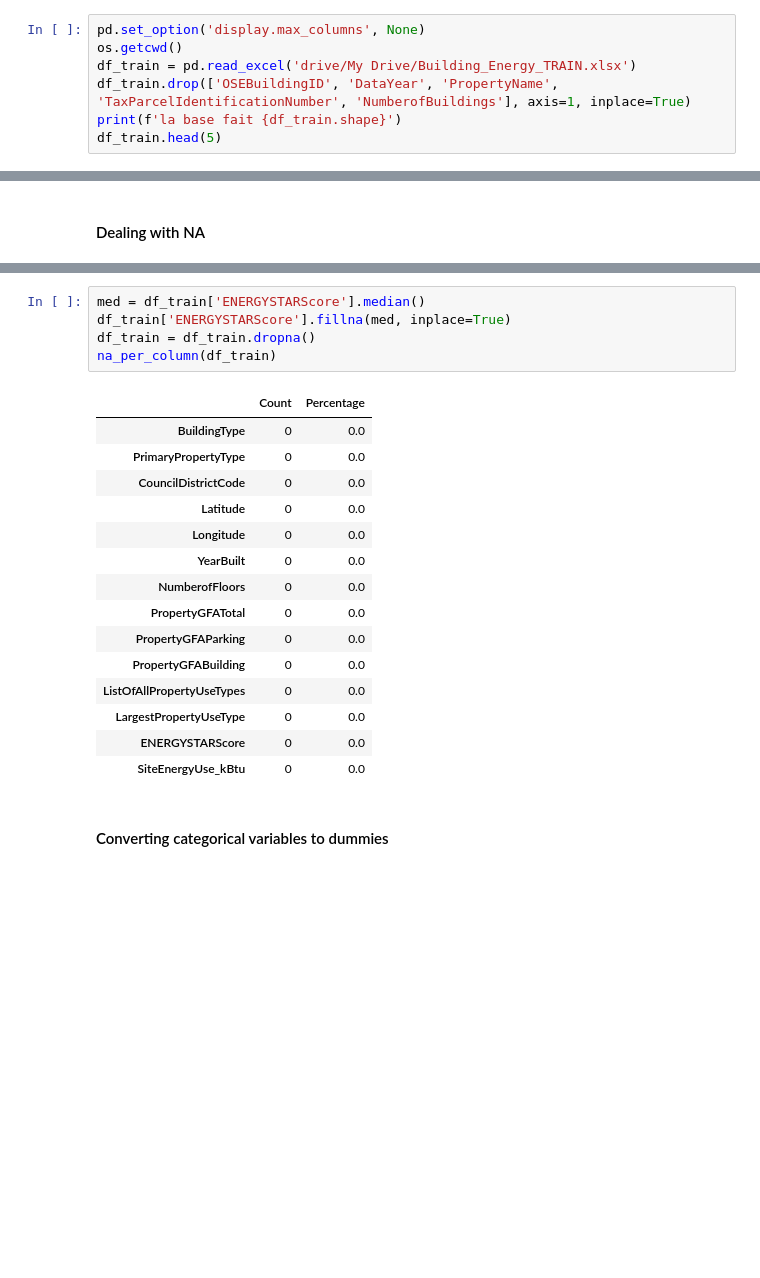
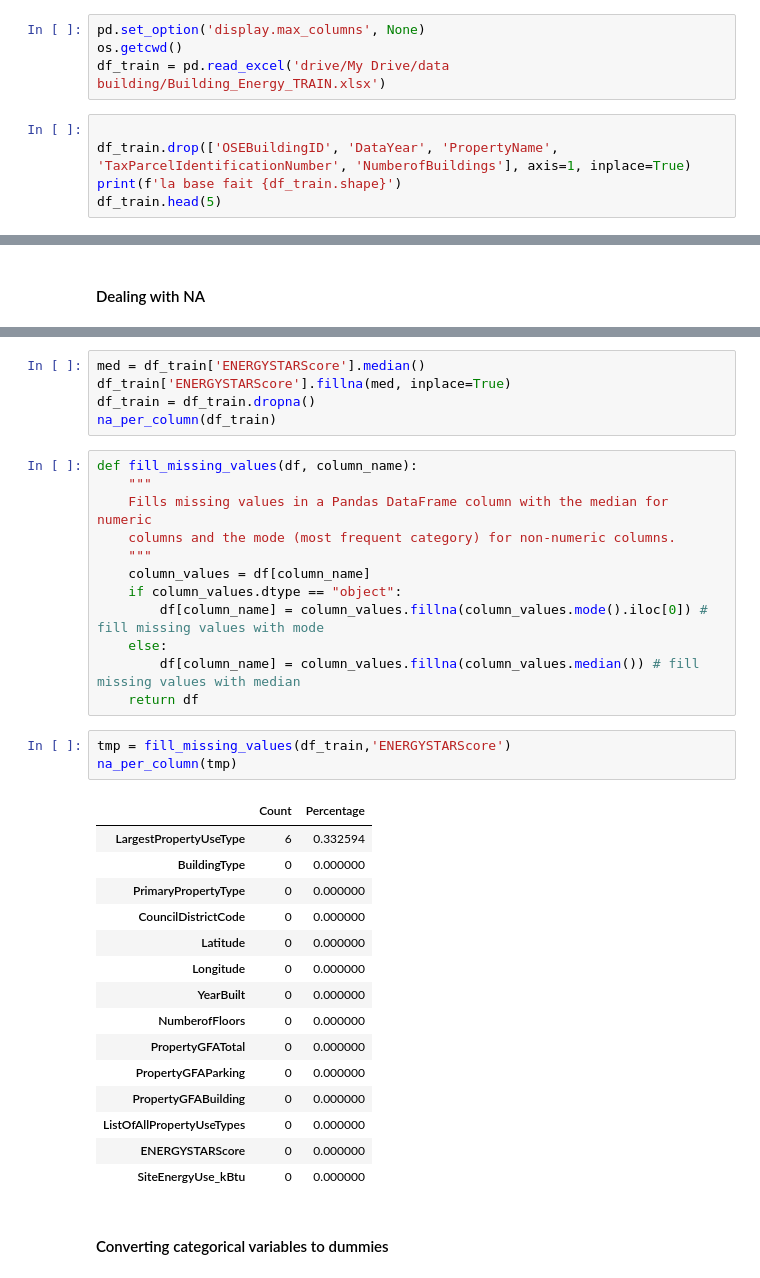
Before and after one commit to FlorentinLavaud/Energy_Consumption_Buildings, a Jupyter notebook: Main.ipynb, the cells around one changed output, grey strips where cells are left out. Drawn from its saved outputs; the diff is of its cells as text; blank space fills up the shorter version.

```diff
--- a/Main.ipynb
+++ b/Main.ipynb
@@ -24,10 +24,12 @@ from xgboost import XGBRegressor
 from sklearn.model_selection import cross_val_score
 from sklearn.feature_selection import mutual_info_regression
 from sklearn.model_selection import GridSearchCV
+# %%
+pd.set_option('display.max_columns', None)
+os.getcwd()
+df_train = pd.read_excel('drive/My Drive/data building/Building_Energy_TRAIN.xlsx')
 # %%
-pd.set_option('display.max_columns', None)
-os.getcwd()
-df_train = pd.read_excel('drive/My Drive/Building_Energy_TRAIN.xlsx')
+
 df_train.drop(['OSEBuildingID', 'DataYear', 'PropertyName', 'TaxParcelIdentificationNumber', 'NumberofBuildings'], axis=1, inplace=True)
 print(f'la base fait {df_train.shape}')
 df_train.head(5)
@@ -108,22 +101,37 @@ med = df_train['ENERGYSTARScore'].median()
 df_train['ENERGYSTARScore'].fillna(med, inplace=True)
 df_train = df_train.dropna()
 na_per_column(df_train)
-# %% [output]
-|  | Count | Percentage |
-| BuildingType | 0 | 0.0 |
-| PrimaryPropertyType | 0 | 0.0 |
-| CouncilDistrictCode | 0 | 0.0 |
-| Latitude | 0 | 0.0 |
-| Longitude | 0 | 0.0 |
-| YearBuilt | 0 | 0.0 |
-| NumberofFloors | 0 | 0.0 |
-| PropertyGFATotal | 0 | 0.0 |
-| PropertyGFAParking | 0 | 0.0 |
-| PropertyGFABuilding | 0 | 0.0 |
-| ListOfAllPropertyUseTypes | 0 | 0.0 |
-| LargestPropertyUseType | 0 | 0.0 |
-| ENERGYSTARScore | 0 | 0.0 |
-| SiteEnergyUse_kBtu | 0 | 0.0 |
+# %%
+def fill_missing_values(df, column_name):
+    """
+    Fills missing values in a Pandas DataFrame column with the median for numeric
+    columns and the mode (most frequent category) for non-numeric columns.
+    """
+    column_values = df[column_name]
+    if column_values.dtype == "object":
+        df[column_name] = column_values.fillna(column_values.mode().iloc[0]) # fill missing values with mode
+    else:
+        df[column_name] = column_values.fillna(column_values.median()) # fill missing values with median
+    return df
+# %%
+tmp = fill_missing_values(df_train,'ENERGYSTARScore')
+na_per_column(tmp)
+# %% [output]
+|  | Count | Percentage |
+| LargestPropertyUseType | 6 | 0.332594 |
+| BuildingType | 0 | 0.000000 |
+| PrimaryPropertyType | 0 | 0.000000 |
+| CouncilDistrictCode | 0 | 0.000000 |
+| Latitude | 0 | 0.000000 |
+| Longitude | 0 | 0.000000 |
+| YearBuilt | 0 | 0.000000 |
+| NumberofFloors | 0 | 0.000000 |
+| PropertyGFATotal | 0 | 0.000000 |
+| PropertyGFAParking | 0 | 0.000000 |
+| PropertyGFABuilding | 0 | 0.000000 |
+| ListOfAllPropertyUseTypes | 0 | 0.000000 |
+| ENERGYSTARScore | 0 | 0.000000 |
+| SiteEnergyUse_kBtu | 0 | 0.000000 |
 # %% [markdown]
 #### Converting categorical variables to dummies
 # %%
```
Also changed, not shown: parts of 19 cells of this notebook.
